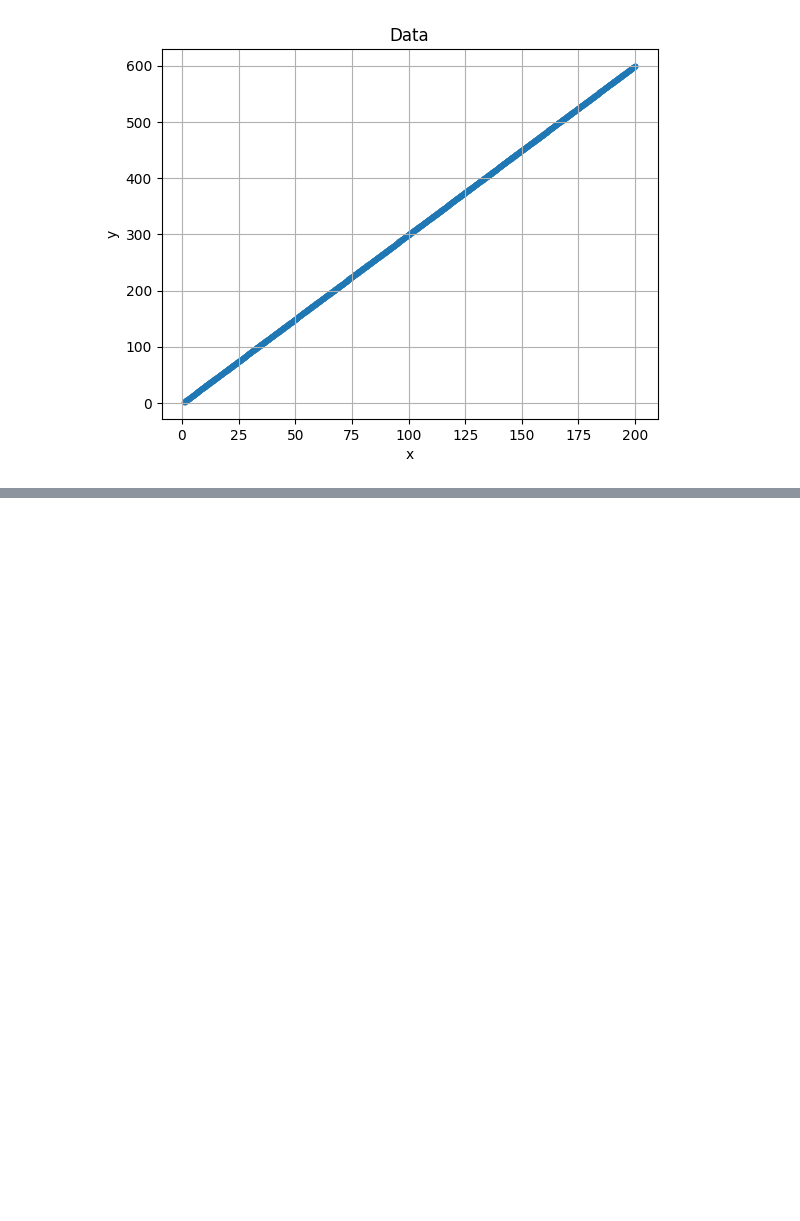
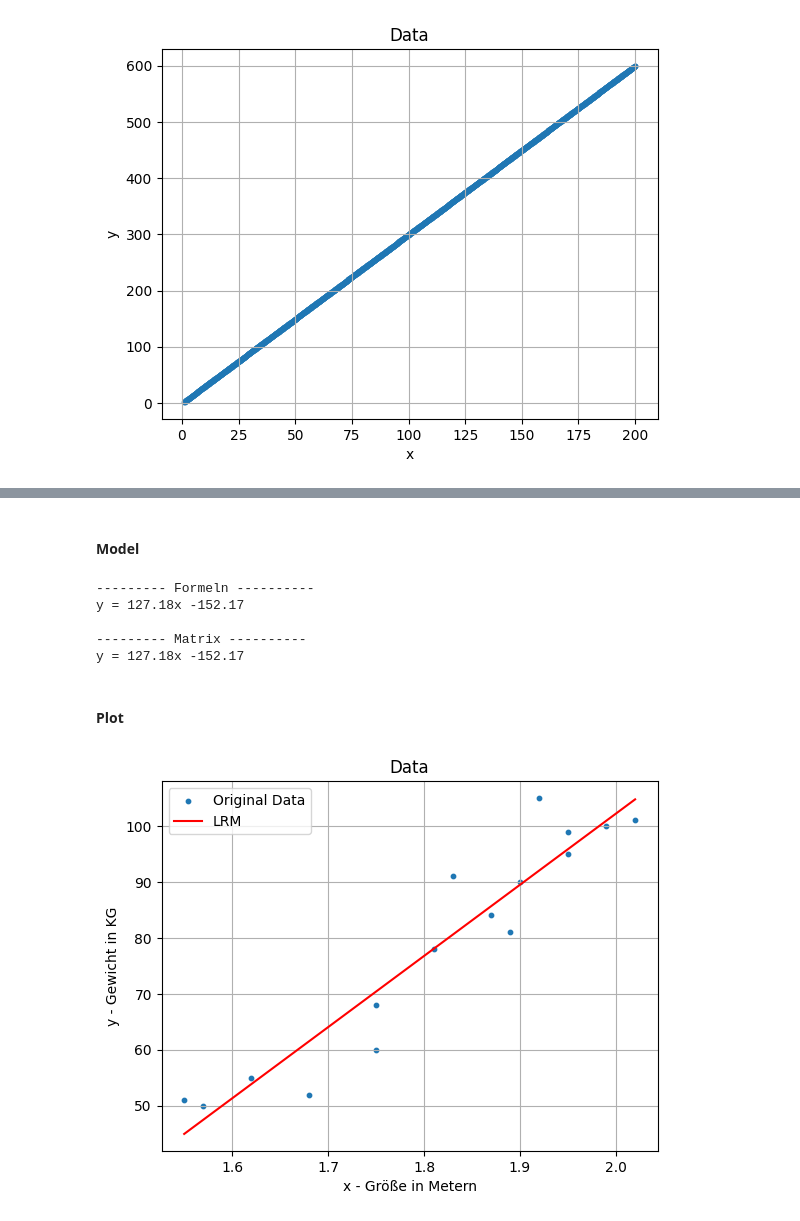
Before and after one commit to tombk556/Mehrdim.-Datenanalyse-und-stat.-Lernverfahren, a Jupyter notebook: Python/lrm.ipynb, the cells around one changed output, grey strips where cells are left out. Saved outputs shown, nothing was run; the diff lists cells and outputs as text; code cells hidden in the pictures; blank space fills up the shorter version.

```diff
--- a/Python/lrm.ipynb
+++ b/Python/lrm.ipynb
@@ -68,0 +71,79 @@ plt.show()
+# %%
+x = [1.55, 1.57, 1.62, 1.68, 1.75, 1.75, 1.81, 1.83,
+     1.87, 1.89, 1.9, 1.92, 1.95, 1.95, 1.99, 2.02]
+# Größe in Metern
+y = [51, 50, 55, 52, 60, 68, 78, 91,
+     84, 81, 90, 105, 95, 99, 100, 101]
+# Gewicht in KG
+# %% [markdown]
+#### Model
+# %%
+### Berechnung der Parameter durch Formeln
+def sx2(X):
+    result = 0
+    mean = np.mean(X)
+    for xi in X:
+        result += (xi - mean)**2
+    return result / (len(X) - 1)
+
+def sxy(X, Y):
+    result = 0
+    mean_x = np.mean(X)
+    mean_y = np.mean(Y)
+    for xi, yi in zip(X, Y):
+        result += (xi - mean_x) * (yi - mean_y)
+    return result / (len(X) - 1)
+
+def beta(x, y):
+    return sxy(x, y) / sx2(x)
+
+def alpha(x, y):
+    return np.mean(y) - beta(x, y) * np.mean(x)
+
+b = beta(x, y)
+a = alpha(x, y)
+
+print("--------- Formeln ----------")
+print(f"y = {b:.2f}x {a:.2f} \n")
+
+### Berechnung der Parameter durch Matrix
+
+def matrix_approach(x, y):
+    design_matrix = np.c_[np.ones((len(x), 1)), x]
+    X = design_matrix
+    Y = np.array(y)
+    Xt = X.T
+
+    B = np.linalg.inv(Xt.dot(X)).dot(Xt).dot(Y)
+    return B
+
+a, b = matrix_approach(x, y)
+
+print("--------- Matrix ----------")
+print(f"y = {b:.2f}x {a:.2f}")
+# %% [output]
+--------- Formeln ----------
+y = 127.18x -152.17
+
+--------- Matrix ----------
+y = 127.18x -152.17
+# %%
+def model(a, b, xi):
+    a, b = matrix_approach(x, y)
+    return a + b * xi
+# %% [markdown]
+#### Plot
+# %%
+def plot(x, y):
+    plt.scatter(x, y, s=10, label="Original Data")
+    plt.plot(x, [model(a, b, xi) for xi in x], color='red', label="LRM")
+    plt.xlabel('x - Größe in Metern')
+    plt.ylabel('y - Gewicht in KG')
+    plt.title('Data')
+    plt.grid()
+    plt.legend()
+    plt.show()
+
+plot(x, y)
+# %% [output]
+[figure, added]
```
Also changed, not shown: parts of 3 cells of this notebook, 2 other files.
